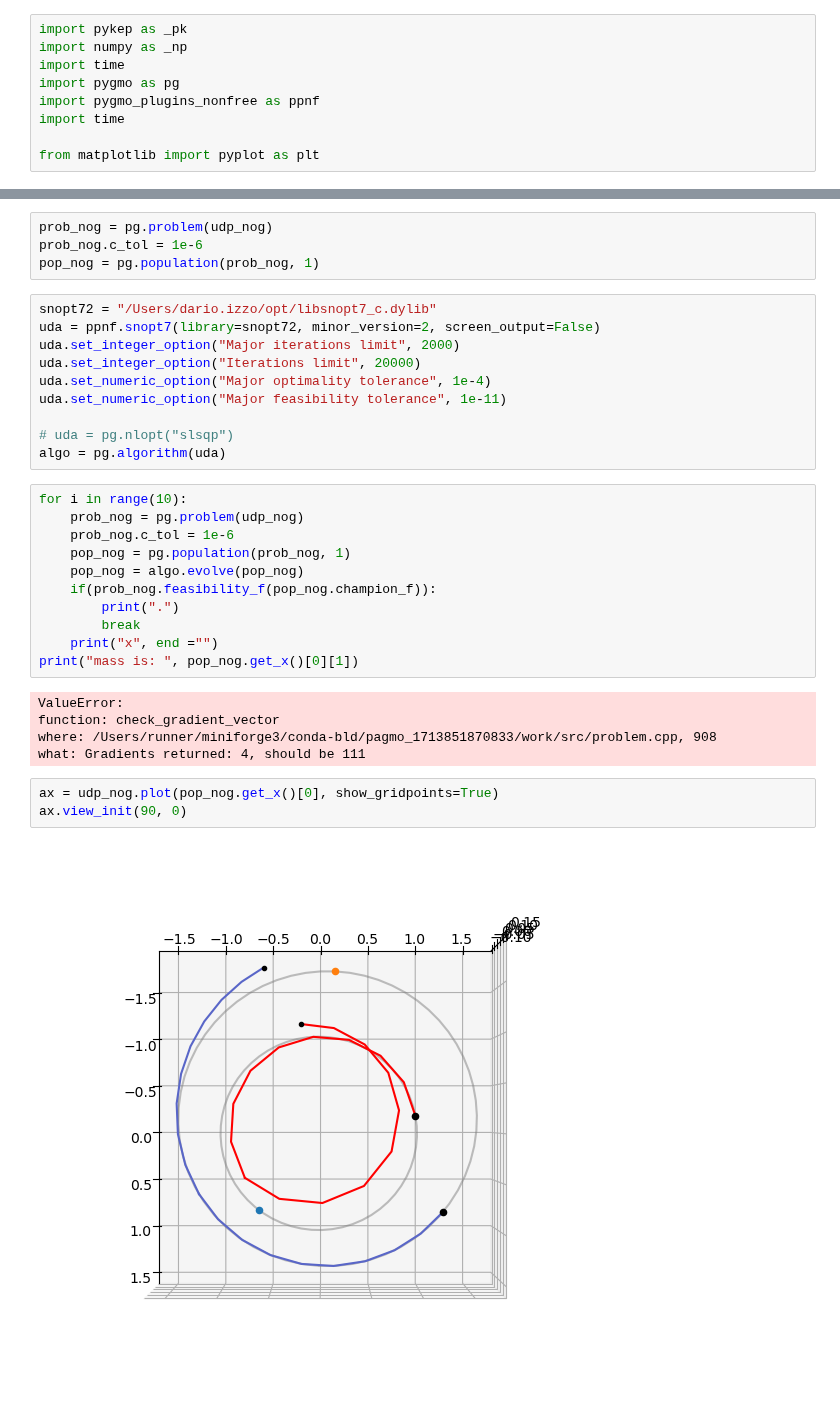
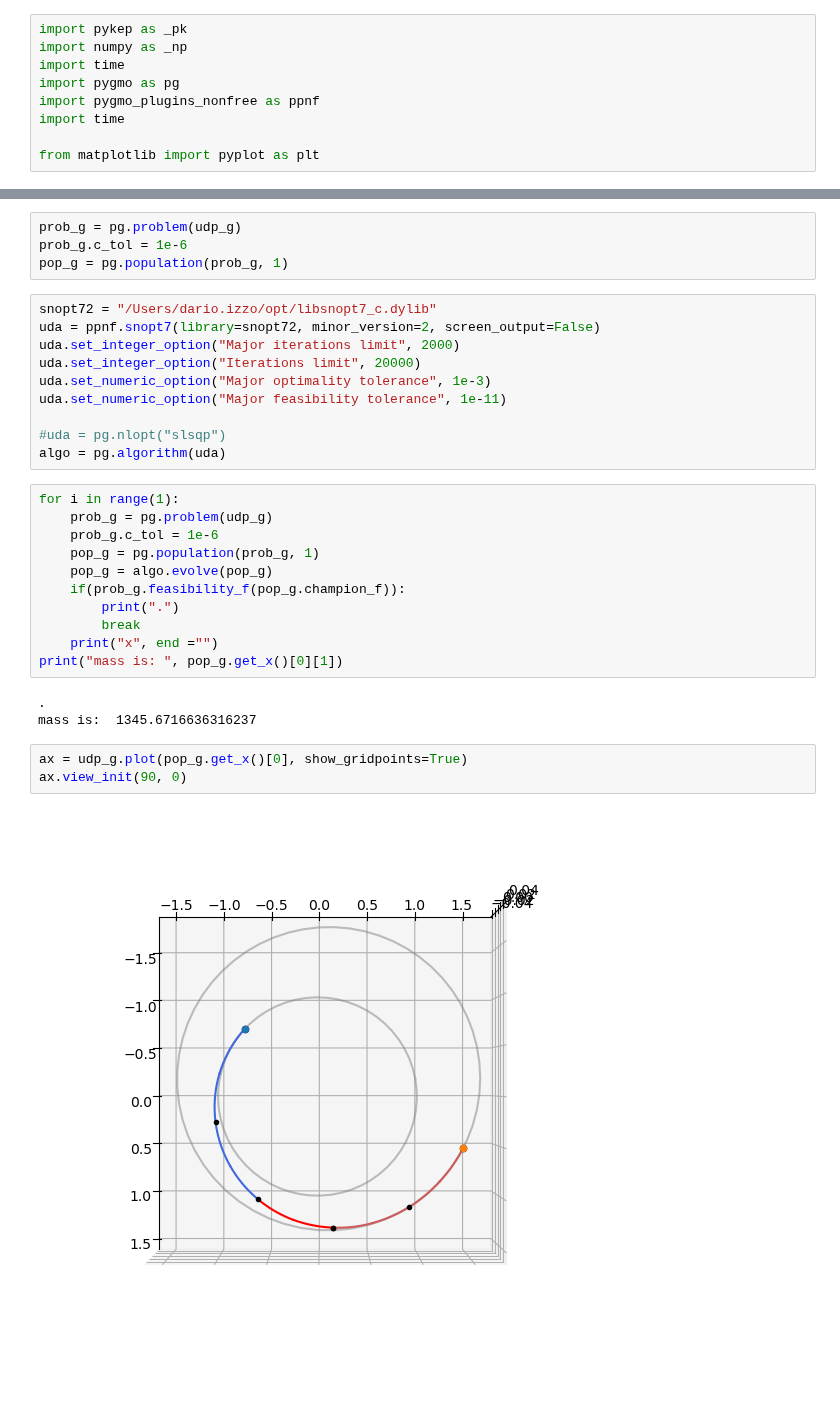
Before and after one commit to esa/kep3, a Jupyter notebook: doc/notebooks/udp_pl2pl.ipynb, the cells around one changed output, grey strips where cells are left out. Drawn from its saved outputs; the diff is of its cells as text.

Commit message:
gradients working on pl2pl

```diff
--- a/doc/notebooks/udp_pl2pl.ipynb
+++ b/doc/notebooks/udp_pl2pl.ipynb
@@ -464,35 +431,33 @@ vf
 # %%
-prob_nog = pg.problem(udp_nog)
-prob_nog.c_tol = 1e-6
-pop_nog = pg.population(prob_nog, 1)
+prob_g = pg.problem(udp_g)
+prob_g.c_tol = 1e-6
+pop_g = pg.population(prob_g, 1)
 # %%
 snopt72 = "/Users/dario.izzo/opt/libsnopt7_c.dylib"
 uda = ppnf.snopt7(library=snopt72, minor_version=2, screen_output=False)
 uda.set_integer_option("Major iterations limit", 2000)
 uda.set_integer_option("Iterations limit", 20000)
-uda.set_numeric_option("Major optimality tolerance", 1e-4)
+uda.set_numeric_option("Major optimality tolerance", 1e-3)
 uda.set_numeric_option("Major feasibility tolerance", 1e-11)
 
-# uda = pg.nlopt("slsqp")
+#uda = pg.nlopt("slsqp")
 algo = pg.algorithm(uda)
 # %%
-for i in range(10):
-    prob_nog = pg.problem(udp_nog)
-    prob_nog.c_tol = 1e-6
-    pop_nog = pg.population(prob_nog, 1)
-    pop_nog = algo.evolve(pop_nog)
-    if(prob_nog.feasibility_f(pop_nog.champion_f)):
+for i in range(1):
+    prob_g = pg.problem(udp_g)
+    prob_g.c_tol = 1e-6
+    pop_g = pg.population(prob_g, 1)
+    pop_g = algo.evolve(pop_g)
+    if(prob_g.feasibility_f(pop_g.champion_f)):
         print(".")
         break
     print("x", end ="")
-print("mass is: ", pop_nog.get_x()[0][1])
+print("mass is: ", pop_g.get_x()[0][1])
 # %% [output]
-ValueError:
-function: check_gradient_vector
-where: /Users/runner/miniforge3/conda-bld/pagmo_1713851870833/work/src/problem.cpp, 908
-what: Gradients returned: 4, should be 111
+.
+mass is:  1345.6716636316237
 # %%
-ax = udp_nog.plot(pop_nog.get_x()[0], show_gridpoints=True)
+ax = udp_g.plot(pop_g.get_x()[0], show_gridpoints=True)
 ax.view_init(90, 0)
 # %% [output]
-[figure, old version]
+[figure, new version]
```
Also changed, not shown: parts of 19 cells of this notebook.
